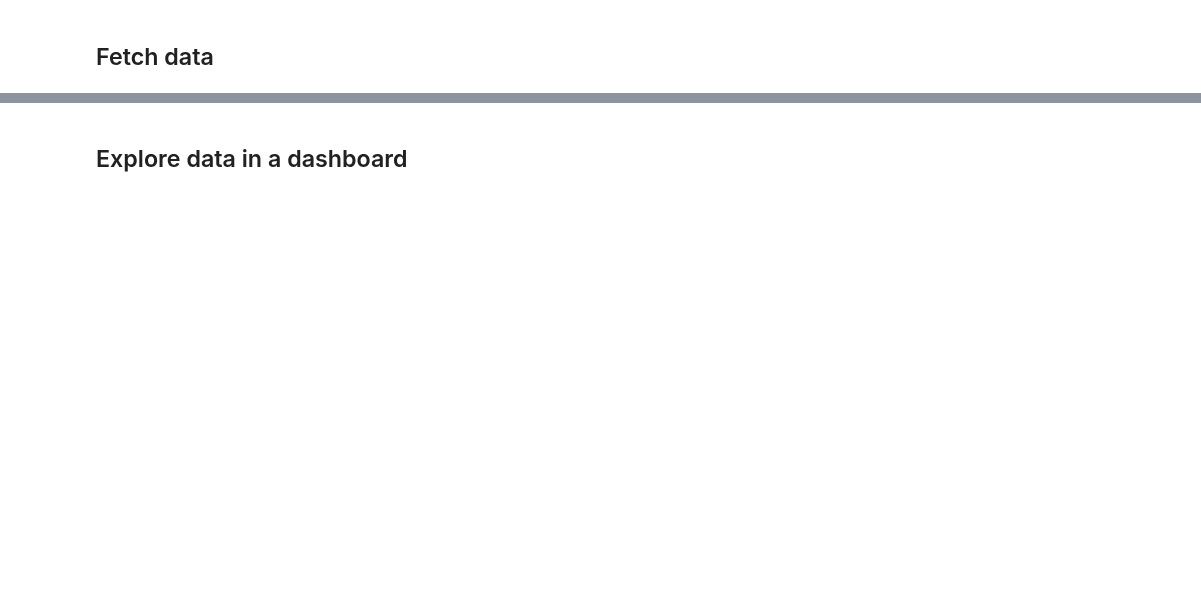
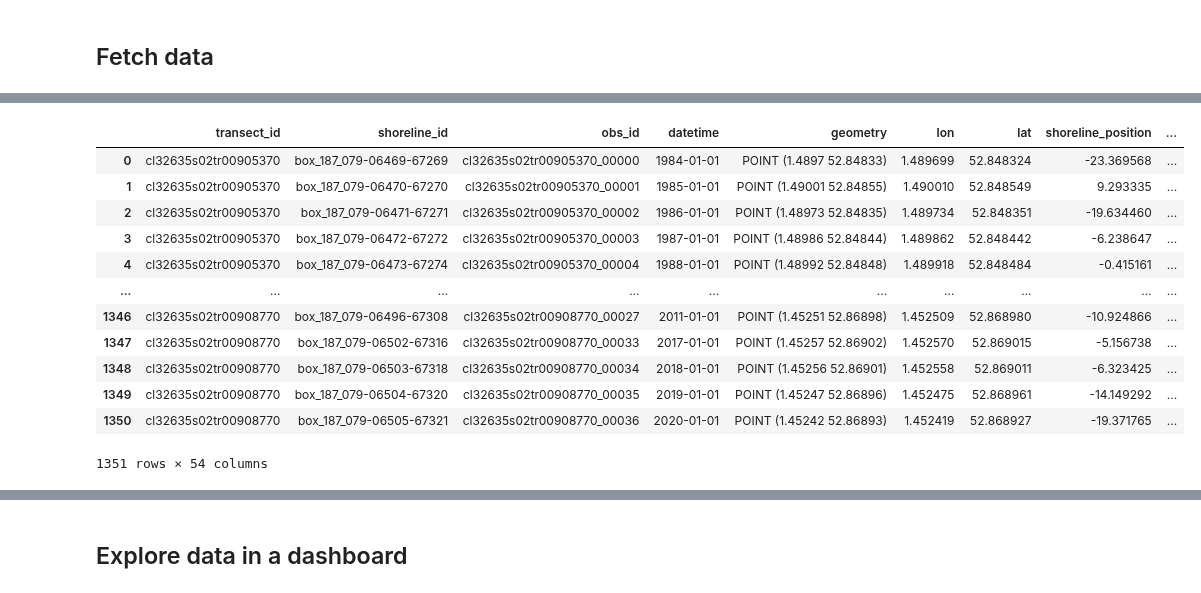
Before and after one commit to juulhemmes/thesis, a Jupyter notebook: tutorials/shorelinemonitor_series.ipynb, the cells around one changed output, grey strips where cells are left out. Drawn from its saved outputs; the diff is of its cells as text; code cells hidden in the pictures; blank space fills up the shorter version.

```diff
--- a/tutorials/shorelinemonitor_series.ipynb
+++ b/tutorials/shorelinemonitor_series.ipynb
@@ -82,0 +116,16 @@ df.head()
+# %%
+df
+# %% [output]
+|  | transect_id | shoreline_id | obs_id | datetime | geometry | lon | lat | shoreline_position | ... |
+| 0 | cl32635s02tr00905370 | box_187_079-06469-67269 | cl32635s02tr00905370_00000 | 1984-01-01 | POINT (1.4897 52.84833) | 1.489699 | 52.848324 | -23.369568 | ... |
+| 1 | cl32635s02tr00905370 | box_187_079-06470-67270 | cl32635s02tr00905370_00001 | 1985-01-01 | POINT (1.49001 52.84855) | 1.490010 | 52.848549 | 9.293335 | ... |
+| 2 | cl32635s02tr00905370 | box_187_079-06471-67271 | cl32635s02tr00905370_00002 | 1986-01-01 | POINT (1.48973 52.84835) | 1.489734 | 52.848351 | -19.634460 | ... |
+| 3 | cl32635s02tr00905370 | box_187_079-06472-67272 | cl32635s02tr00905370_00003 | 1987-01-01 | POINT (1.48986 52.84844) | 1.489862 | 52.848442 | -6.238647 | ... |
+| 4 | cl32635s02tr00905370 | box_187_079-06473-67274 | cl32635s02tr00905370_00004 | 1988-01-01 | POINT (1.48992 52.84848) | 1.489918 | 52.848484 | -0.415161 | ... |
+| ... | ... | ... | ... | ... | ... | ... | ... | ... | ... |
+| 1346 | cl32635s02tr00908770 | box_187_079-06496-67308 | cl32635s02tr00908770_00027 | 2011-01-01 | POINT (1.45251 52.86898) | 1.452509 | 52.868980 | -10.924866 | ... |
+| 1347 | cl32635s02tr00908770 | box_187_079-06502-67316 | cl32635s02tr00908770_00033 | 2017-01-01 | POINT (1.45257 52.86902) | 1.452570 | 52.869015 | -5.156738 | ... |
+| 1348 | cl32635s02tr00908770 | box_187_079-06503-67318 | cl32635s02tr00908770_00034 | 2018-01-01 | POINT (1.45256 52.86901) | 1.452558 | 52.869011 | -6.323425 | ... |
+| 1349 | cl32635s02tr00908770 | box_187_079-06504-67320 | cl32635s02tr00908770_00035 | 2019-01-01 | POINT (1.45247 52.86896) | 1.452475 | 52.868961 | -14.149292 | ... |
+| 1350 | cl32635s02tr00908770 | box_187_079-06505-67321 | cl32635s02tr00908770_00036 | 2020-01-01 | POINT (1.45242 52.86893) | 1.452419 | 52.868927 | -19.371765 | ... |
+1351 rows × 54 columns
```
Also changed, not shown: parts of 14 cells of this notebook, 20 other files.
